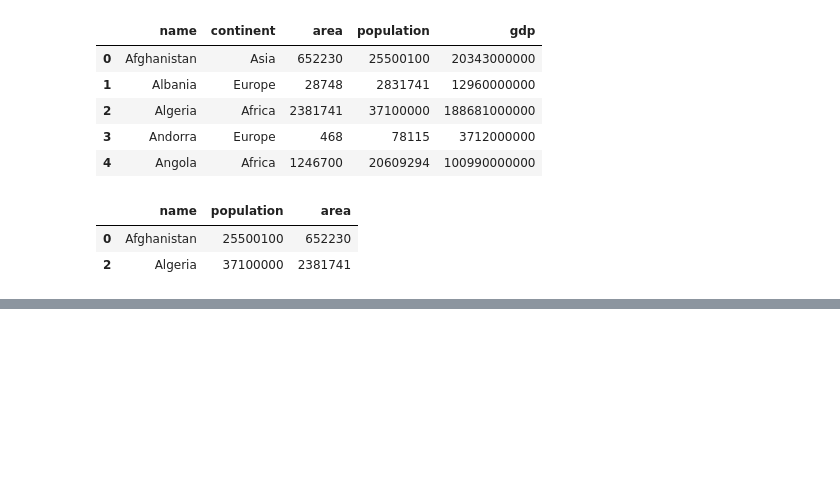
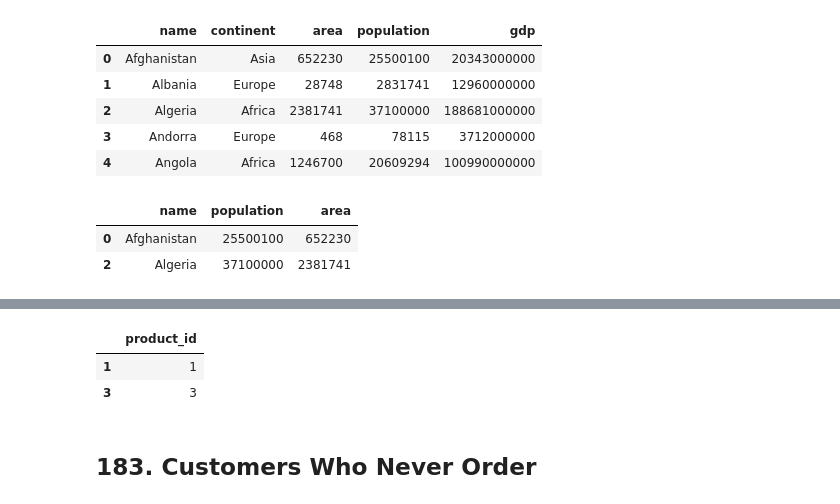
Before and after one commit to sayanarajasekhar/pandas, a Jupyter notebook: Leetcode_Pandas.ipynb, the cells around one changed output, grey strips where cells are left out. Saved outputs shown, nothing was run; the diff lists cells and outputs as text; code cells hidden in the pictures; blank space fills up the shorter version.

```diff
--- a/Leetcode_Pandas.ipynb
+++ b/Leetcode_Pandas.ipynb
@@ -78,0 +141,9 @@ filtered_df[['name', 'population', 'area']]
+# %%
+filtered_data = product[(product['low_fats'] == 'Y') & (product['recyclable'] == 'Y')][['product_id']]
+filtered_data
+# %% [output]
+|  | product_id |
+| 1 | 1 |
+| 3 | 3 |
+# %% [markdown]
+## 183. Customers Who Never Order
```
Also changed, not shown: parts of 3 cells of this notebook.
